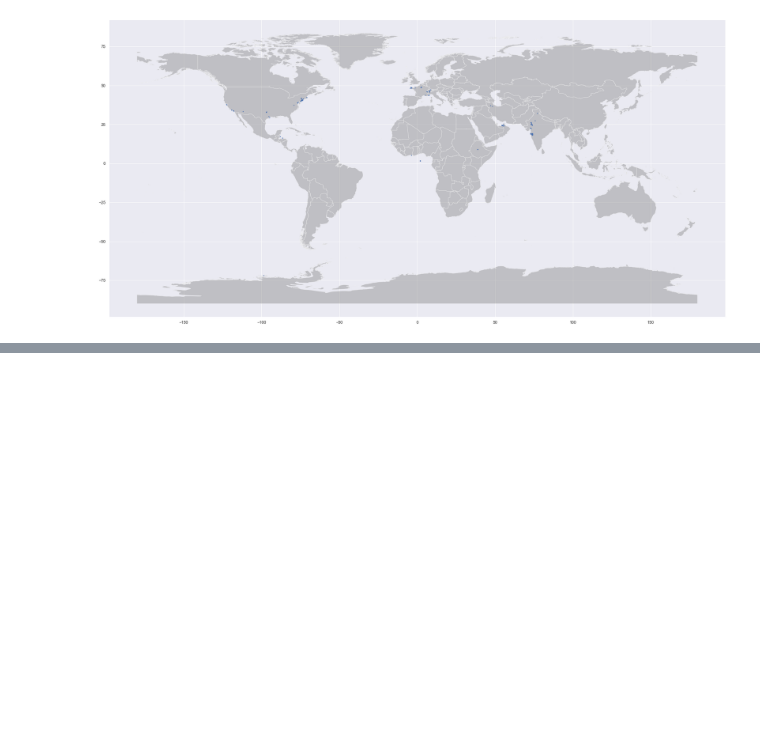
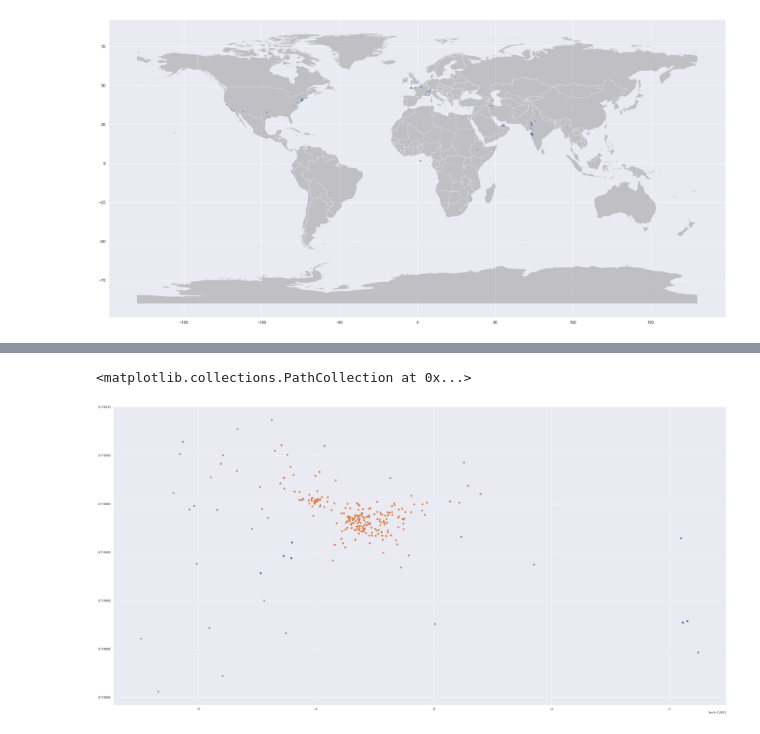
Before and after one commit to adityaarunsinghal/text-mining, a Jupyter notebook: Location Interpretation.ipynb, the cells around one changed output, grey strips where cells are left out. Drawn from its saved outputs; the diff is of its cells as text; code cells hidden in the pictures; blank space fills up the shorter version.

```diff
--- a/Location Interpretation.ipynb
+++ b/Location Interpretation.ipynb
@@ -201,0 +218,9 @@ gpd.overlay(geo_df, maha.to_crs(crs), how='intersection')
+# %%
+X = list(zip(loc.latr,loc.lonr))
+earth_radius_km = 6371
+# epsilon = 0.005 / earth_radius_km #calculate 5 meter epsilon threshold
+epsilon = 0.01 / earth_radius_km
+
+clusterer = hdbscan.HDBSCAN(min_cluster_size=4, metric='haversine',
+cluster_selection_epsilon=epsilon, cluster_selection_method = 'eom')
+clusterer.fit(X)
@@ -201,0 +230,3 @@ gpd.overlay(geo_df, maha.to_crs(crs), how='intersection')
+# %%
+loc['labels'] = clusterer.labels_
+loc
@@ -201,0 +351,11 @@ gpd.overlay(geo_df, maha.to_crs(crs), how='intersection')
+# %%
+ThirdN_latr = np.radians((40.730279, 40.732501))
+ThirdN_lonr = np.radians((-73.989325, -73.986126))
+
+ThirdN = loc[loc.zipr.apply(lambda x:is_in(ThirdN_latr,ThirdN_lonr,x))]
+
+plt.figure(figsize=(40,20))
+plt.scatter(ThirdN.lonr, ThirdN.latr, c=ThirdN.colors)
+# %% [output]
+<matplotlib.collections.PathCollection at 0x...>
+[figure, added]
```
Also changed, not shown: parts of 30 cells of this notebook, 5 other files.
